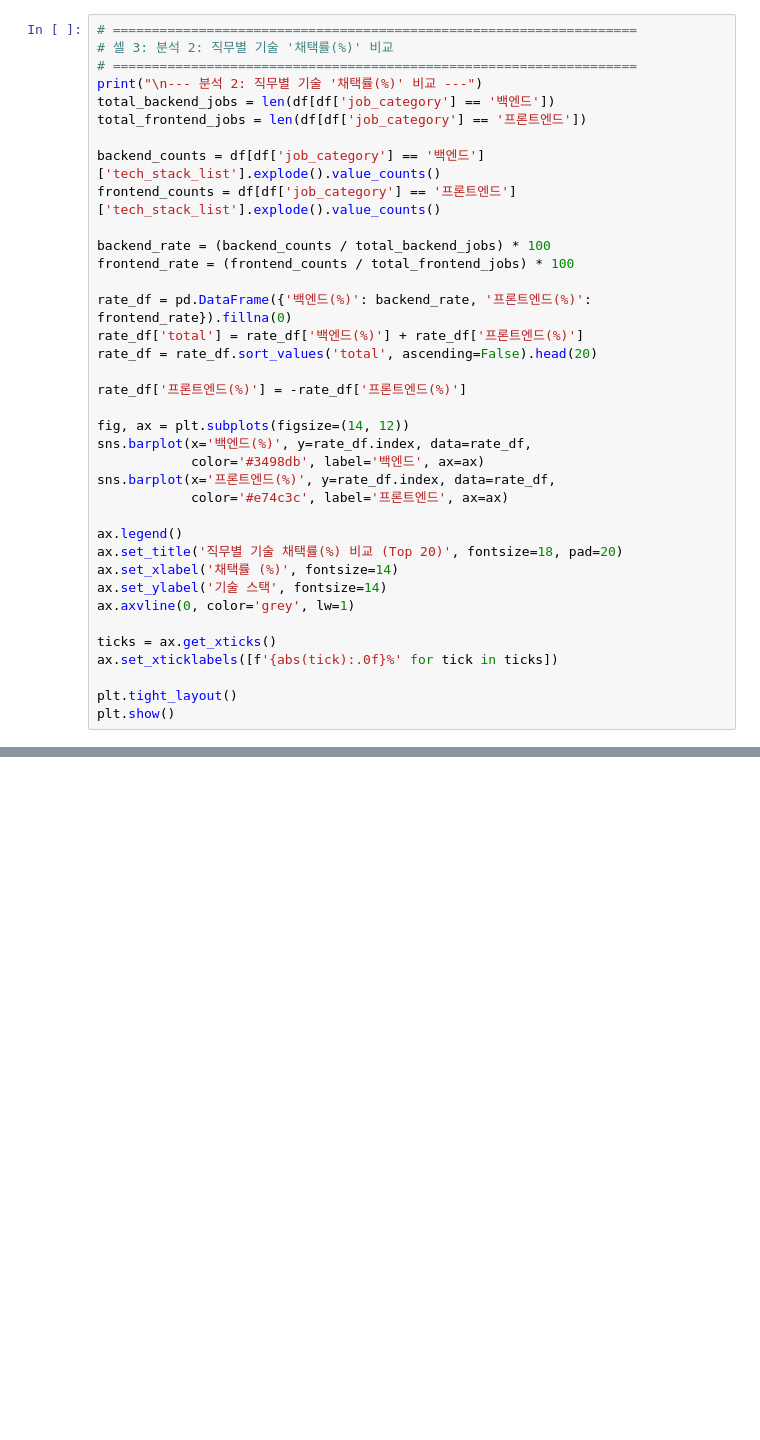
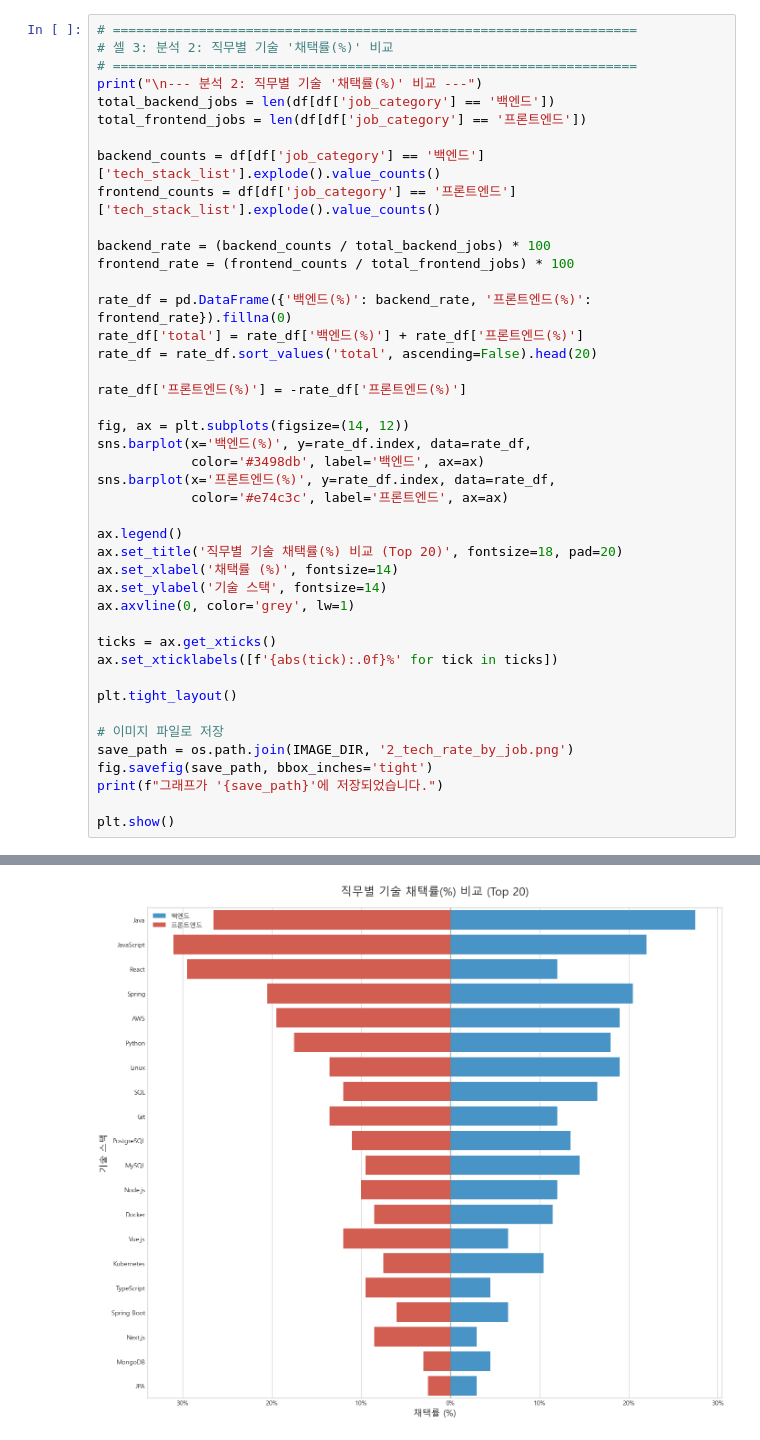
Before and after one commit to jeonghyeonme/Developer_Trend_Analysis, a Jupyter notebook: notebooks/analysis.ipynb, the cells around one changed output, grey strips where cells are left out. Drawn from its saved outputs; the diff is of its cells as text; blank space fills up the shorter version.

```diff
--- a/notebooks/analysis.ipynb
+++ b/notebooks/analysis.ipynb
@@ -93,4 +114,11 @@ ticks = ax.get_xticks()
 ax.set_xticklabels([f'{abs(tick):.0f}%' for tick in ticks])
 
 plt.tight_layout()
+
+# 이미지 파일로 저장
+save_path = os.path.join(IMAGE_DIR, '2_tech_rate_by_job.png')
+fig.savefig(save_path, bbox_inches='tight')
+print(f"그래프가 '{save_path}'에 저장되었습니다.")
+
 plt.show()
+# %% [output]
@@ -97,3 +127,4 @@ plt.show()
+[figure, added]
 # %%
 # ===================================================================
 # 셀 4: 분석 3: 주요 기술 조합 (Heatmap)
```
Also changed, not shown: parts of 7 cells of this notebook, 17 other files.
